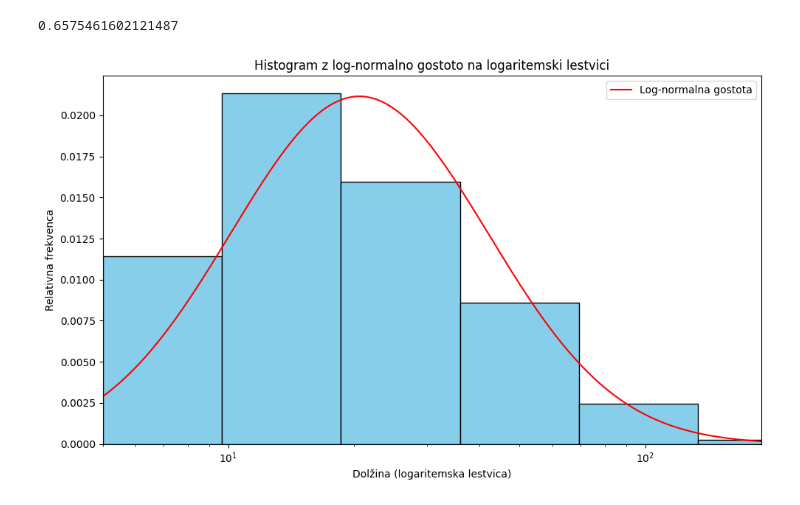
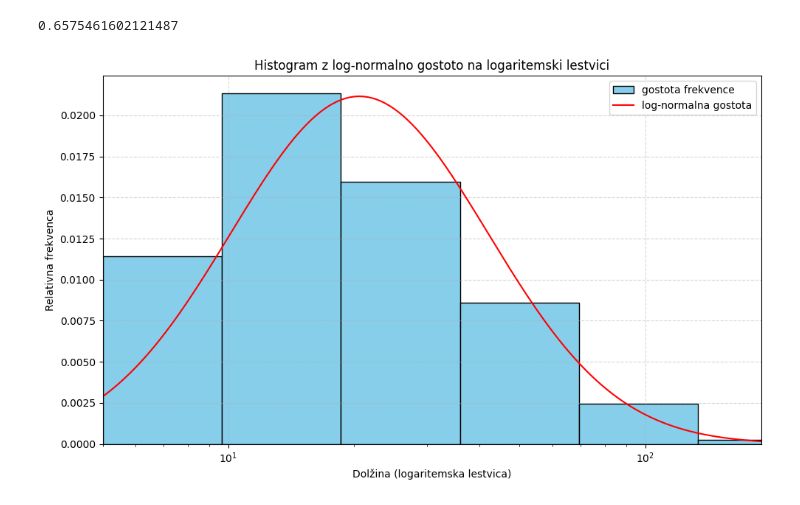
Before and after one commit to LukaLjevar/projektna_statistika, a Jupyter notebook: Hobotnice.ipynb, the cells around one changed output. Drawn from its saved outputs; the diff is of its cells as text; code cells hidden in the pictures.

```diff
--- a/Hobotnice.ipynb
+++ b/Hobotnice.ipynb
@@ -126,29 +126,32 @@ print(sirina_log)
 # %% [output]
 0.6575461602121487
 # %%
-
-# Določimo robove binov na log-lestvici
+#Najprej podatke logaritmiramo in enako široke razrede določimo na logaritmiranih podatkih.
+#To omogoča, da bodo navidezne širine enake na logaritemski lestvici.
+#Nato meje razredov eksponenciramo, da dobimo meje v originalni lestvici.
+# Določimo robove razredov na log-lestvici
 min_log = log_podatki.min()
 max_log = log_podatki.max()
 meje_log = np.arange(min_log, max_log + sirina_log, sirina_log)
-bins = np.exp(meje_log)  # pretvori nazaj v originalno lestvico
+razredi = np.exp(meje_log)  # pretvori nazaj v originalno lestvico, zato da bodo "enake" širine na logaritemski lestvici
 
-# Histogram in gostota
+# Histogram
 plt.figure(figsize=(10, 6))
-plt.hist(podatki, bins=bins, color='skyblue', edgecolor='black', density=True)
+plt.hist(podatki, bins=razredi, color='skyblue', edgecolor='black', density=True, label='gostota frekvence')
 
 # Log-normalna gostota
-x = np.logspace(np.log10(podatki.min()), np.log10(podatki.max()), 500)
+x = np.logspace(0, np.log(podatki.max()), 500)
 pdf = lognorm.pdf(x, s=phi, scale=np.exp(mu))
-plt.plot(x, pdf, 'r-', label='Log-normalna gostota')
+plt.plot(x, pdf, 'r-', label='log-normalna gostota')
 
 plt.xscale('log')
 plt.xlim(podatki.min(), podatki.max())
 plt.xlabel('Dolžina (logaritemska lestvica)')
 plt.ylabel('Relativna frekvenca')
 plt.title('Histogram z log-normalno gostoto na logaritemski lestvici')
+plt.grid(True, linestyle='--', alpha=0.5)
 plt.legend()
 plt.tight_layout()
 plt.show()
 # %% [output]
-[figure, old version]
+[figure, new version]
```
Also changed, not shown: parts of 5 cells of this notebook.
